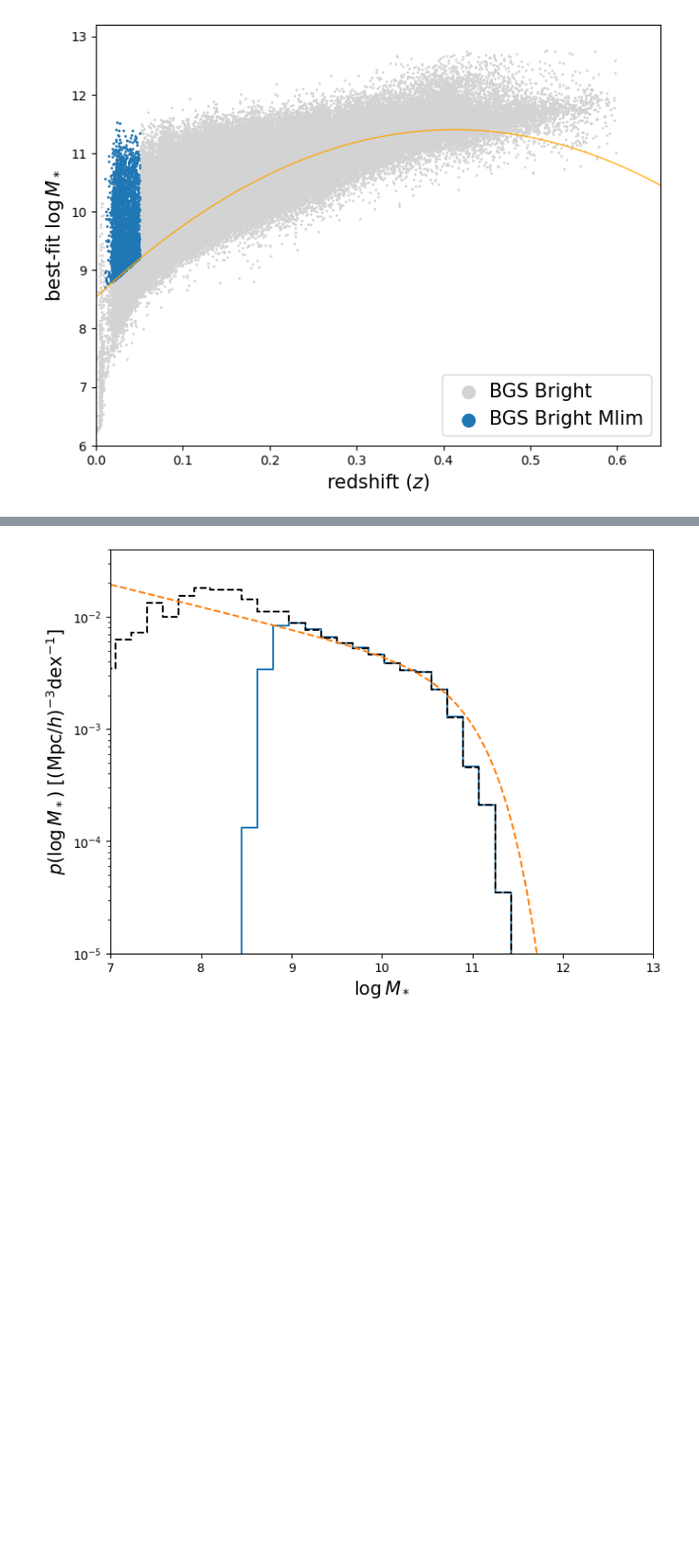
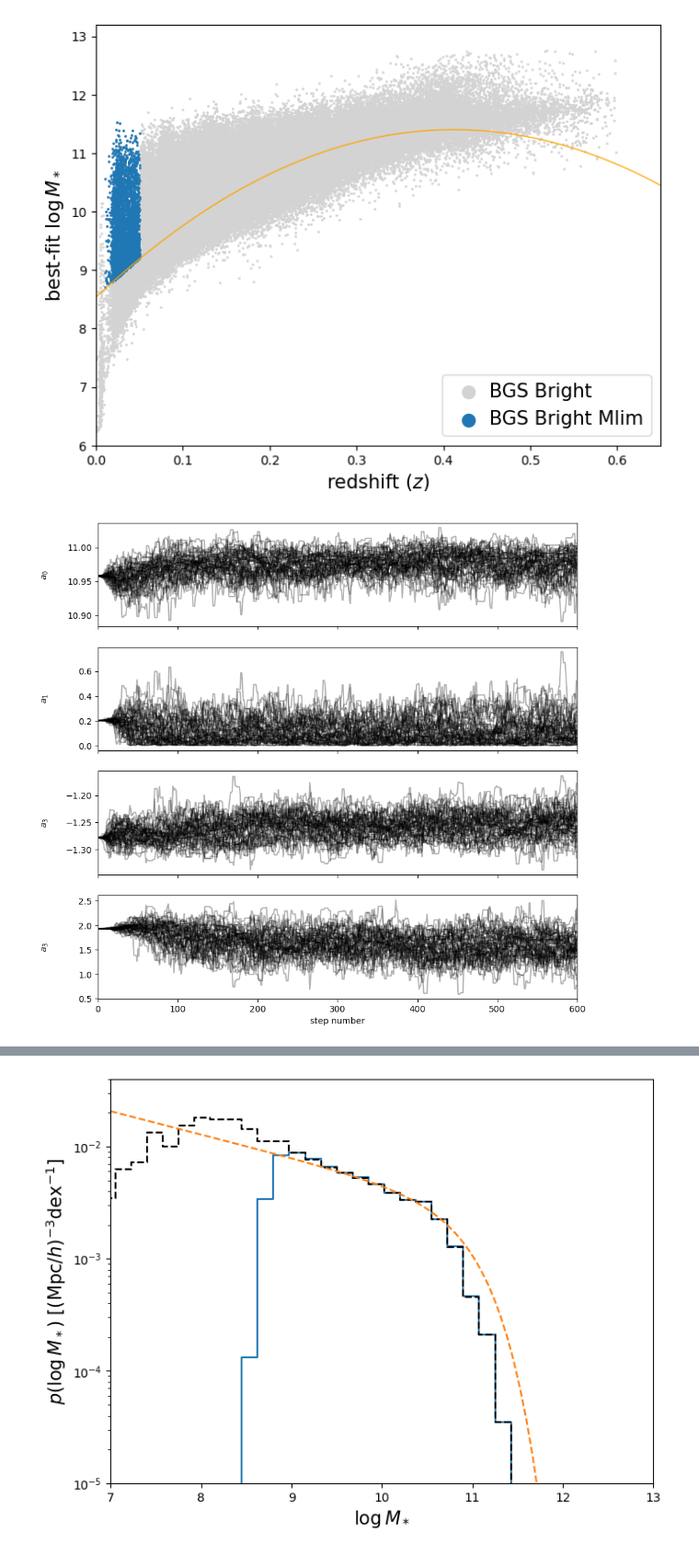
Before and after one commit to fedehope/zSMF, a Jupyter notebook: nb/test.ipynb, the cells around one changed output, grey strips where cells are left out. Shown at 92% size. Drawn from its saved outputs; the diff is of its cells as text; code cells hidden in the pictures; blank space fills up the shorter version.

```diff
--- a/nb/test.ipynb
+++ b/nb/test.ipynb
@@ -24,6 +24,10 @@ h, b, _h, _b = vmax_hist.histogram_norm(0.01, 0.05)
 z_smf = ZSchechterModel(bgs, 0.01, 0.05, 0.035)
 # %%
 n = z_smf.normalisation(emcee_run.get_best_params())
+# %%
+plotter.plot_emcee_samples()
+# %% [output]
+[figure, added]
 # %%
 n/7
 # %% [output]
```
Also changed, not shown: parts of 3 cells of this notebook, 2 other files.
